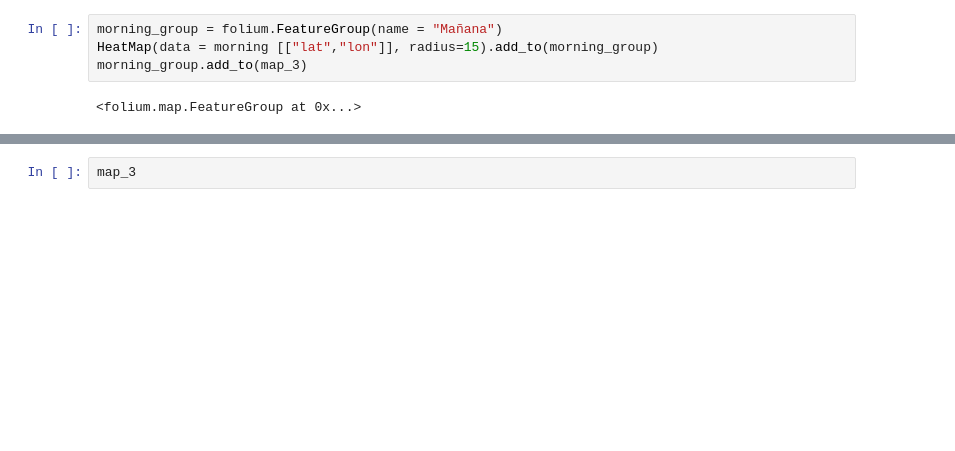
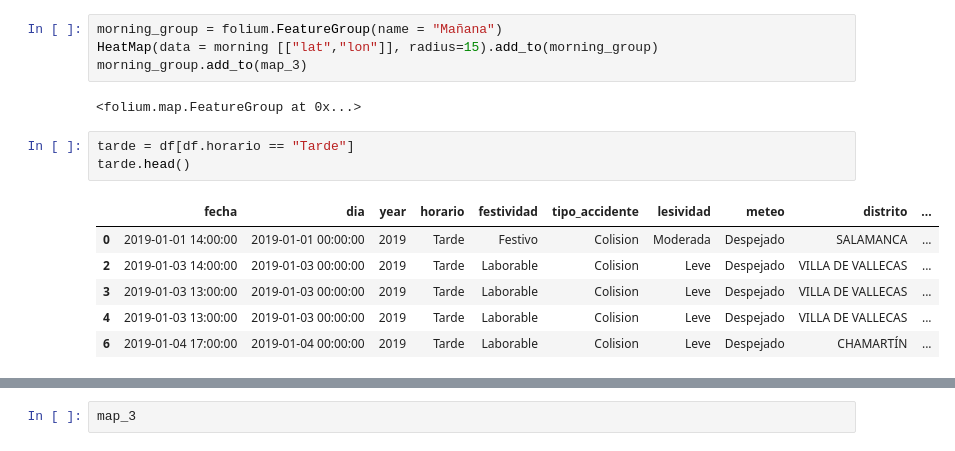
Before and after one commit to Ironhack-Data-Madrid-Febrero-2021/Classroom-Materials, a Jupyter notebook: module-2/18-GeoViz_folium.ipynb, the cells around one changed output, grey strips where cells are left out. Drawn from its saved outputs; the diff is of its cells as text; blank space fills up the shorter version.

```diff
--- a/module-2/18-GeoViz_folium.ipynb
+++ b/module-2/18-GeoViz_folium.ipynb
@@ -194,3 +194,13 @@ HeatMap(data = morning [["lat","lon"]], radius=15).add_to(morning_group)
 morning_group.add_to(map_3)
 # %% [output]
 <folium.map.FeatureGroup at 0x...>
+# %%
+tarde = df[df.horario == "Tarde"]
+tarde.head()
+# %% [output]
+|  | fecha | dia | year | horario | festividad | tipo_accidente | lesividad | meteo | distrito | ... |
+| 0 | 2019-01-01 14:00:00 | 2019-01-01 00:00:00 | 2019 | Tarde | Festivo | Colision | Moderada | Despejado | SALAMANCA | ... |
+| 2 | 2019-01-03 14:00:00 | 2019-01-03 00:00:00 | 2019 | Tarde | Laborable | Colision | Leve | Despejado | VILLA DE VALLECAS | ... |
+| 3 | 2019-01-03 13:00:00 | 2019-01-03 00:00:00 | 2019 | Tarde | Laborable | Colision | Leve | Despejado | VILLA DE VALLECAS | ... |
+| 4 | 2019-01-03 13:00:00 | 2019-01-03 00:00:00 | 2019 | Tarde | Laborable | Colision | Leve | Despejado | VILLA DE VALLECAS | ... |
+| 6 | 2019-01-04 17:00:00 | 2019-01-04 00:00:00 | 2019 | Tarde | Laborable | Colision | Leve | Despejado | CHAMARTÍN | ... |
```
Also changed, not shown: parts of 4 cells of this notebook.
